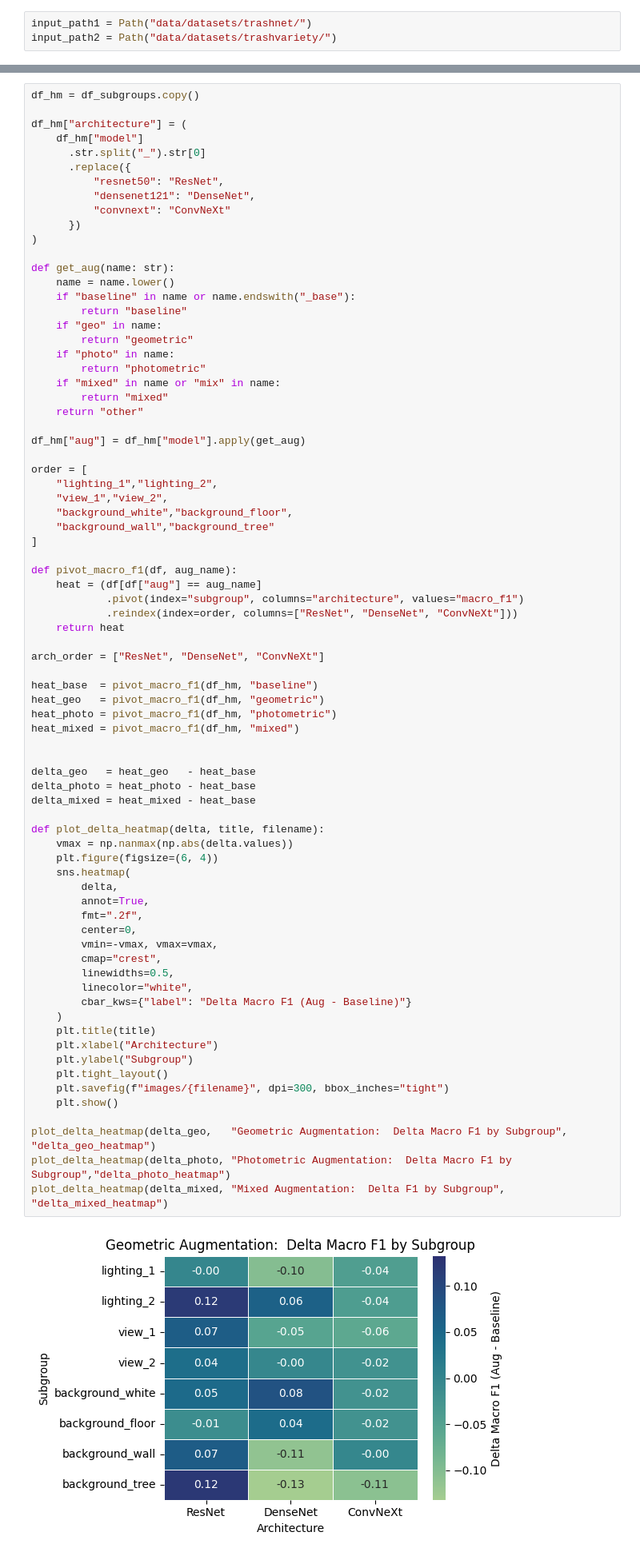
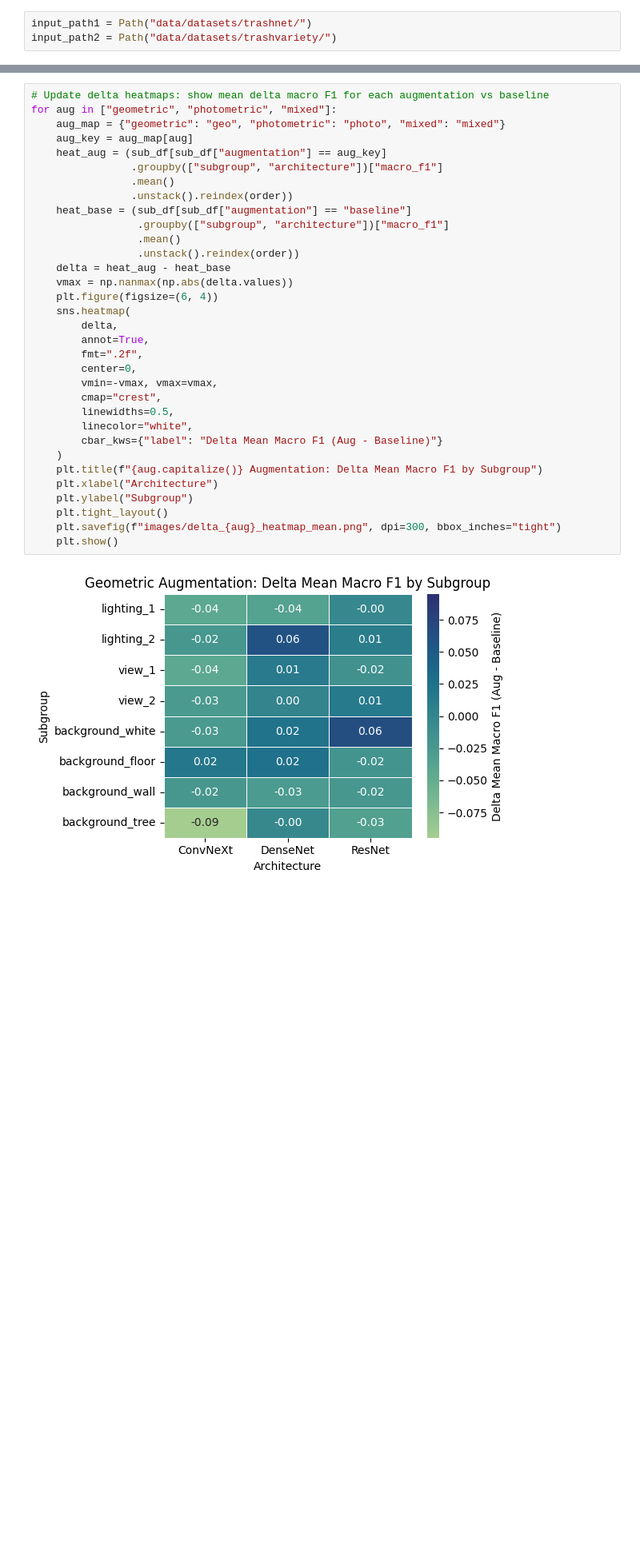
Before and after one commit to StefanStricker/thesis, a Jupyter notebook: evaluation.ipynb, the cells around one changed output, grey strips where cells are left out. Shown at 80% size. Cells and saved outputs as stored; diff of their text form; blank space fills up the shorter version.

```diff
--- a/evaluation.ipynb
+++ b/evaluation.ipynb
@@ -432,78 +506,35 @@ plt.show()
 # %%
-df_hm = df_subgroups.copy()
-
-df_hm["architecture"] = (
-    df_hm["model"]
-      .str.split("_").str[0]
-      .replace({
-          "resnet50": "ResNet",
-          "densenet121": "DenseNet",
-          "convnext": "ConvNeXt"
-      })
-)
-
-def get_aug(name: str):
-    name = name.lower()
-    if "baseline" in name or name.endswith("_base"):
-        return "baseline"
-    if "geo" in name:
-        return "geometric"
-    if "photo" in name:
-        return "photometric"
-    if "mixed" in name or "mix" in name:
-        return "mixed"
-    return "other"
-
-df_hm["aug"] = df_hm["model"].apply(get_aug)
-
-order = [
-    "lighting_1","lighting_2",
-    "view_1","view_2",
-    "background_white","background_floor",
-    "background_wall","background_tree"
-]
-
-def pivot_macro_f1(df, aug_name):
-    heat = (df[df["aug"] == aug_name]
-            .pivot(index="subgroup", columns="architecture", values="macro_f1")
-            .reindex(index=order, columns=["ResNet", "DenseNet", "ConvNeXt"]))
-    return heat
-
-arch_order = ["ResNet", "DenseNet", "ConvNeXt"]
-
-heat_base  = pivot_macro_f1(df_hm, "baseline")
-heat_geo   = pivot_macro_f1(df_hm, "geometric")
-heat_photo = pivot_macro_f1(df_hm, "photometric")
-heat_mixed = pivot_macro_f1(df_hm, "mixed")
-
-
-delta_geo   = heat_geo   - heat_base
-delta_photo = heat_photo - heat_base
-delta_mixed = heat_mixed - heat_base
-
-def plot_delta_heatmap(delta, title, filename):
+# Update delta heatmaps: show mean delta macro F1 for each augmentation vs baseline
+for aug in ["geometric", "photometric", "mixed"]:
+    aug_map = {"geometric": "geo", "photometric": "photo", "mixed": "mixed"}
+    aug_key = aug_map[aug]
+    heat_aug = (sub_df[sub_df["augmentation"] == aug_key]
+                .groupby(["subgroup", "architecture"])["macro_f1"]
+                .mean()
+                .unstack().reindex(order))
+    heat_base = (sub_df[sub_df["augmentation"] == "baseline"]
+                 .groupby(["subgroup", "architecture"])["macro_f1"]
+                 .mean()
+                 .unstack().reindex(order))
+    delta = heat_aug - heat_base
     vmax = np.nanmax(np.abs(delta.values))
     plt.figure(figsize=(6, 4))
     sns.heatmap(
         delta,
         annot=True,
         fmt=".2f",
         center=0,
         vmin=-vmax, vmax=vmax,
         cmap="crest",
         linewidths=0.5,
         linecolor="white",
-        cbar_kws={"label": "Delta Macro F1 (Aug - Baseline)"}
+        cbar_kws={"label": "Delta Mean Macro F1 (Aug - Baseline)"}
     )
-    plt.title(title)
+    plt.title(f"{aug.capitalize()} Augmentation: Delta Mean Macro F1 by Subgroup")
     plt.xlabel("Architecture")
     plt.ylabel("Subgroup")
     plt.tight_layout()
-    plt.savefig(f"images/{filename}", dpi=300, bbox_inches="tight")
+    plt.savefig(f"images/delta_{aug}_heatmap_mean.png", dpi=300, bbox_inches="tight")
     plt.show()
-
-plot_delta_heatmap(delta_geo,   "Geometric Augmentation:  Delta Macro F1 by Subgroup",   "delta_geo_heatmap")
-plot_delta_heatmap(delta_photo, "Photometric Augmentation:  Delta Macro F1 by Subgroup","delta_photo_heatmap")
-plot_delta_heatmap(delta_mixed, "Mixed Augmentation:  Delta F1 by Subgroup",      "delta_mixed_heatmap")
 # %% [output]
-[figure, old version]
+[figure, new version]
```
Also changed, not shown: parts of 11 cells of this notebook, 9 other files.
